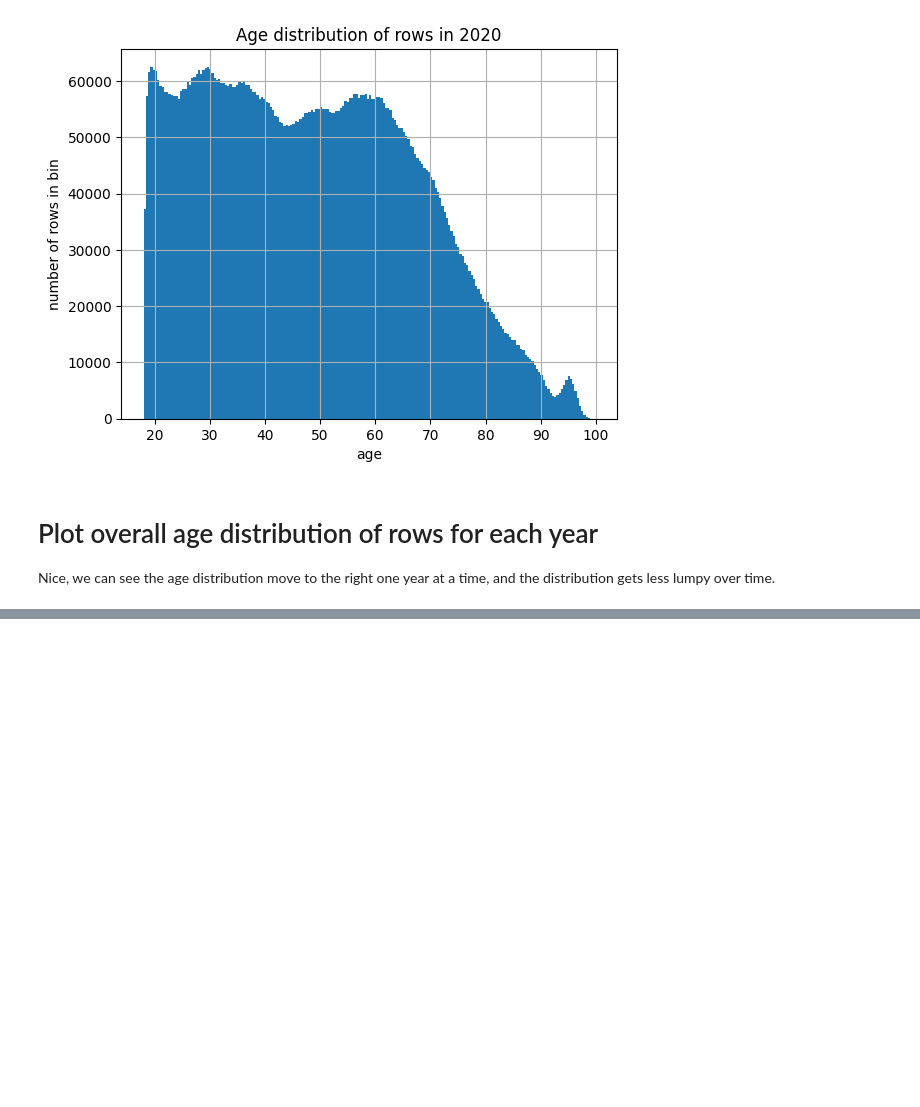
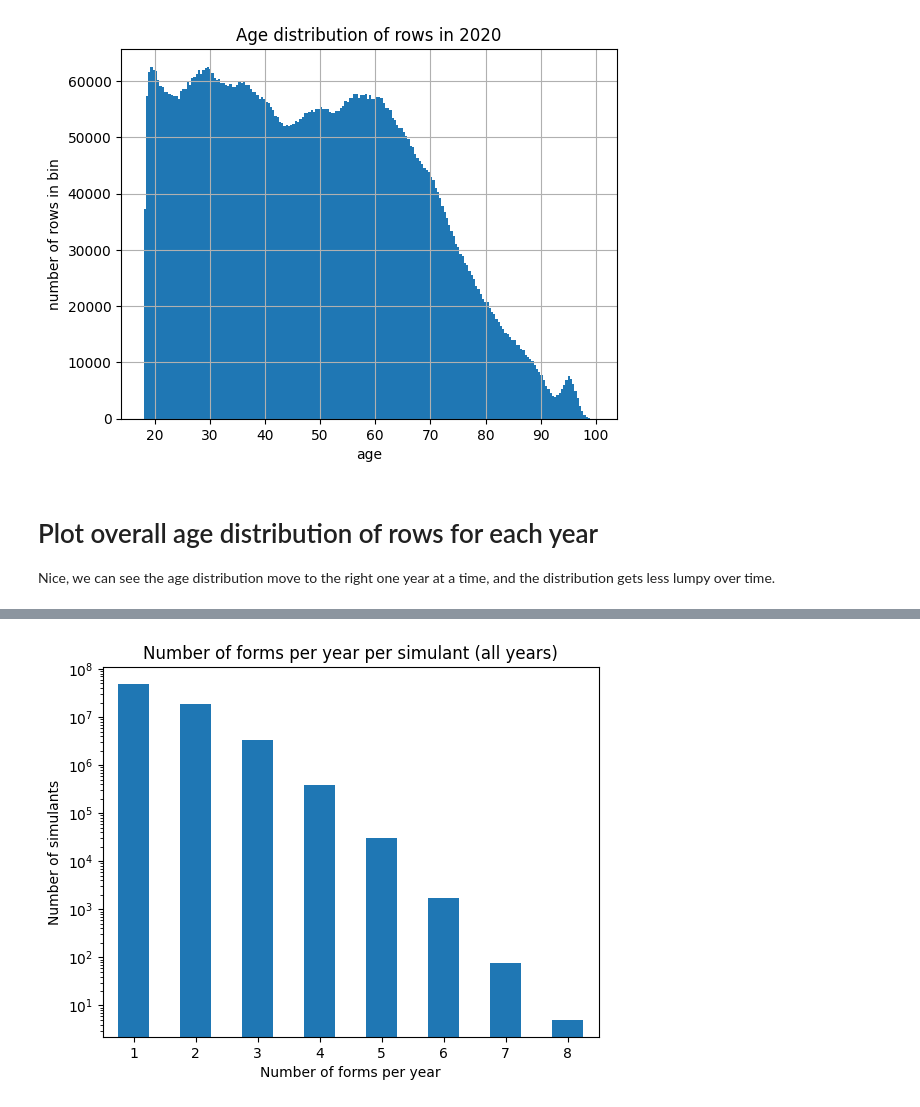
Before and after one commit to ihmeuw/vivarium_research_prl, a Jupyter notebook: model_validation/2023_03_17a_vv_w2_2023_03_06_12_42_55.ipynb, the cells around one changed output, grey strips where cells are left out. Drawn from its saved outputs; the diff is of its cells as text; code cells hidden in the pictures; blank space fills up the shorter version.

```diff
--- a/model_validation/2023_03_17a_vv_w2_2023_03_06_12_42_55.ipynb
+++ b/model_validation/2023_03_17a_vv_w2_2023_03_06_12_42_55.ipynb
@@ -454,0 +526,2 @@ Wall time: 31 s
+# %%
+temp = _
@@ -454,0 +540,8 @@ Wall time: 31 s
+# %%
+temp.value_counts().plot.bar(rot=0)
+plt.xlabel('Number of forms per year')
+plt.ylabel('Number of simulants')
+plt.title("Number of forms per year per simulant (all years)")
+plt.yscale('log')
+# %% [output]
+[figure, added]
```
Also changed, not shown: parts of 20 cells of this notebook.
